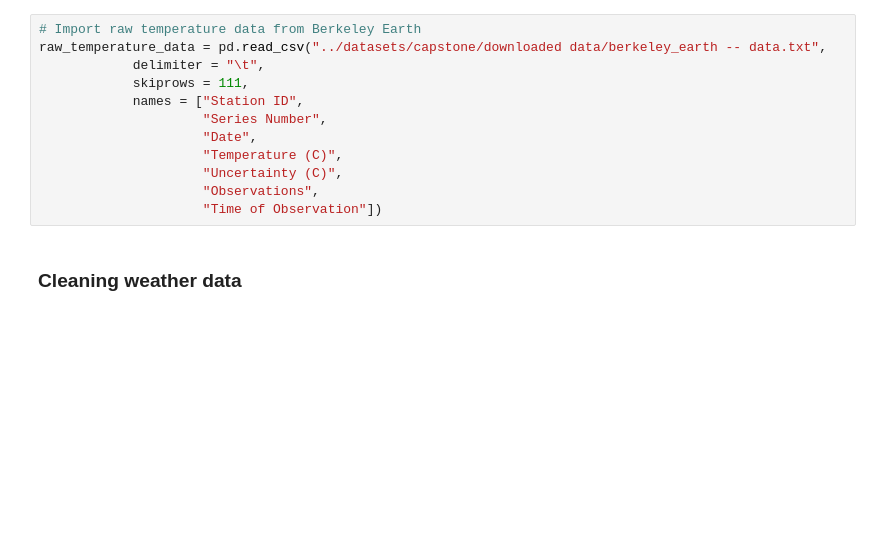
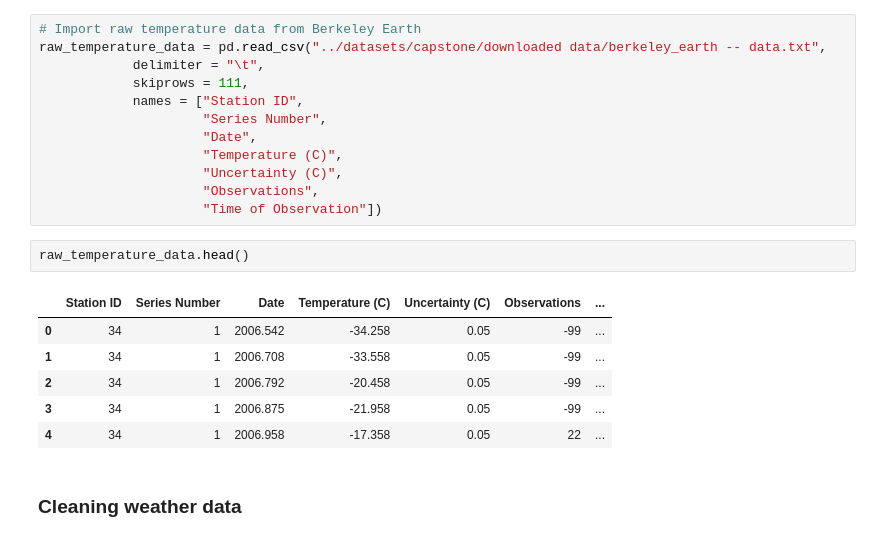
Before and after one commit to mohsseha/DSI-BOS-students, a Jupyter notebook: ntmitchell/capstone project/z--module--data-collection--importing-temperature-data-from-Berkeley-Earth.ipynb, the cells around one changed output. Saved outputs shown, nothing was run; the diff lists cells and outputs as text; blank space fills up the shorter version.

```diff
--- a/ntmitchell/capstone project/z--module--data-collection--importing-temperature-data-from-Berkeley-Earth.ipynb
+++ b/ntmitchell/capstone project/z--module--data-collection--importing-temperature-data-from-Berkeley-Earth.ipynb
@@ -171,6 +164,15 @@ raw_temperature_data = pd.read_csv("../datasets/capstone/downloaded data/berkele
                      "Uncertainty (C)",
                      "Observations",
                      "Time of Observation"])
+# %%
+raw_temperature_data.head()
+# %% [output]
+|  | Station ID | Series Number | Date | Temperature (C) | Uncertainty (C) | Observations | ... |
+| 0 | 34 | 1 | 2006.542 | -34.258 | 0.05 | -99 | ... |
+| 1 | 34 | 1 | 2006.708 | -33.558 | 0.05 | -99 | ... |
+| 2 | 34 | 1 | 2006.792 | -20.458 | 0.05 | -99 | ... |
+| 3 | 34 | 1 | 2006.875 | -21.958 | 0.05 | -99 | ... |
+| 4 | 34 | 1 | 2006.958 | -17.358 | 0.05 | 22 | ... |
 # %% [markdown]
 ### Cleaning weather data
 # %%
```
Also changed, not shown: parts of 3 cells of this notebook, 5 other files.
